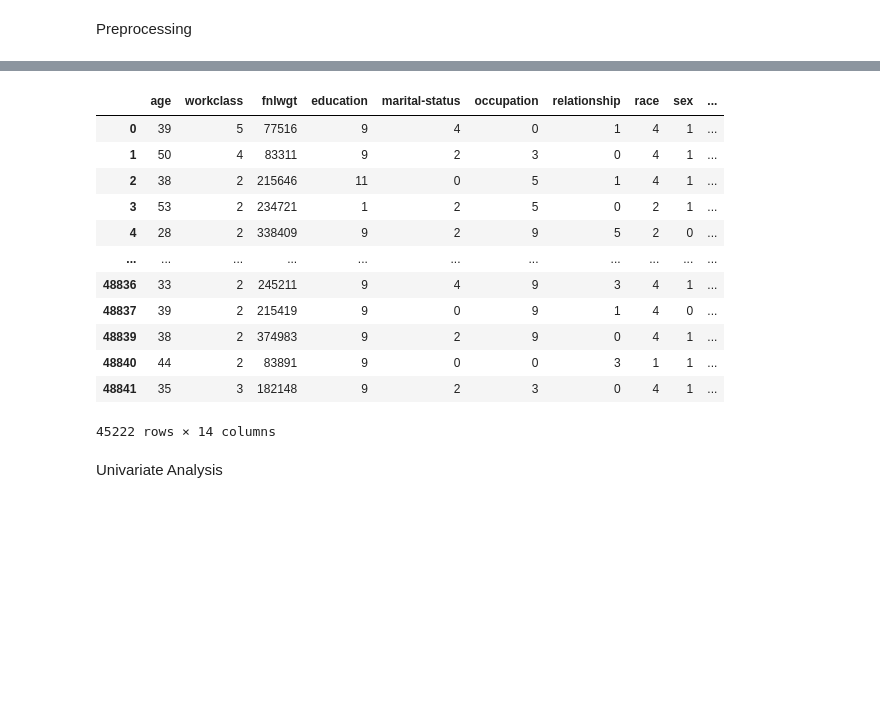
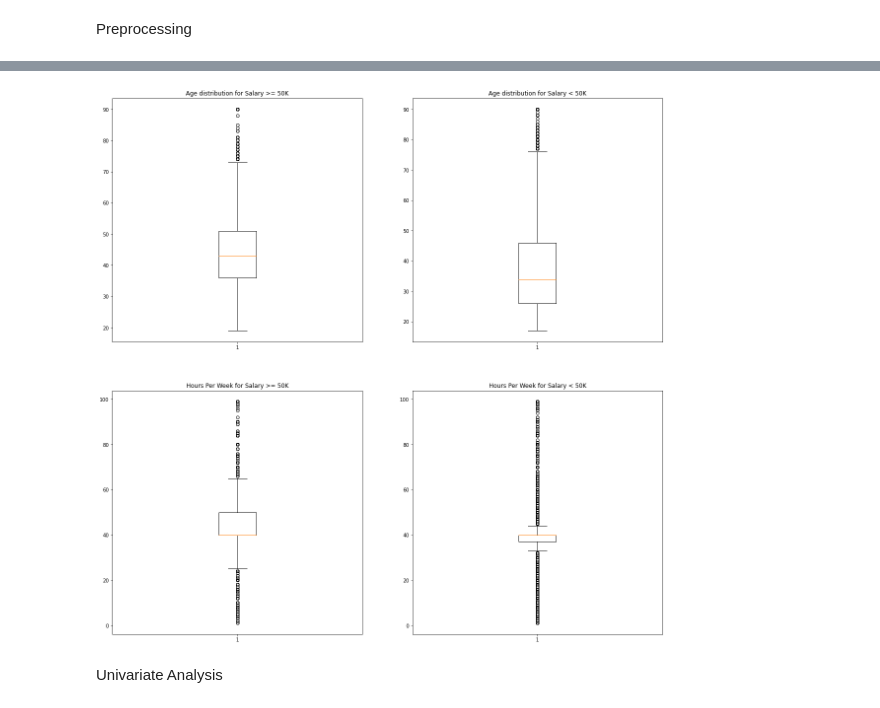
Before and after one commit to Bhargavi19/AdultDatasetAnalysis, a Jupyter notebook: DV_project.ipynb, the cells around one changed output, grey strips where cells are left out. Saved outputs shown, nothing was run; the diff lists cells and outputs as text; code cells hidden in the pictures; blank space fills up the shorter version.

Commit message:
Add some Box Plots for age number of hours worked.

```diff
--- a/DV_project.ipynb
+++ b/DV_project.ipynb
@@ -41,20 +59,29 @@ dataframe['label'] = dataframe['label'].astype('object')
-# %%
-dataframe.drop(columns='education-num')
-#education and education-num is the same thing
-# %% [output]
-|  | age | workclass | fnlwgt | education | marital-status | occupation | relationship | race | sex | ... |
-| 0 | 39 | 5 | 77516 | 9 | 4 | 0 | 1 | 4 | 1 | ... |
-| 1 | 50 | 4 | 83311 | 9 | 2 | 3 | 0 | 4 | 1 | ... |
-| 2 | 38 | 2 | 215646 | 11 | 0 | 5 | 1 | 4 | 1 | ... |
-| 3 | 53 | 2 | 234721 | 1 | 2 | 5 | 0 | 2 | 1 | ... |
-| 4 | 28 | 2 | 338409 | 9 | 2 | 9 | 5 | 2 | 0 | ... |
-| ... | ... | ... | ... | ... | ... | ... | ... | ... | ... | ... |
-| 48836 | 33 | 2 | 245211 | 9 | 4 | 9 | 3 | 4 | 1 | ... |
-| 48837 | 39 | 2 | 215419 | 9 | 0 | 9 | 1 | 4 | 0 | ... |
-| 48839 | 38 | 2 | 374983 | 9 | 2 | 9 | 0 | 4 | 1 | ... |
-| 48840 | 44 | 2 | 83891 | 9 | 0 | 0 | 3 | 1 | 1 | ... |
-| 48841 | 35 | 3 | 182148 | 9 | 2 | 3 | 0 | 4 | 1 | ... |
-45222 rows × 14 columns
+# %%
+# Visualizations with Box and Whisker plots for the different numerical variables to get an insight into their distribution.
+df = dataframe
+
+plt.figure(figsize=(20,20))
+
+plt.subplot(2, 2, 1)
+plt.boxplot(df[df['label']==1]['age'].values)
+plt.title('Age distribution for Salary >= 50K')
+
+plt.subplot(2, 2, 2)
+plt.boxplot(df[df['label']==0]['age'].values)
+plt.title('Age distribution for Salary < 50K')
+
+
+plt.subplot(2, 2, 3)
+plt.boxplot(df[df['label']==1]['hours-per-week'].values)
+plt.title('Hours Per Week for Salary >= 50K')
+
+plt.subplot(2, 2, 4)
+plt.boxplot(df[df['label']==0]['hours-per-week'].values)
+plt.title('Hours Per Week for Salary < 50K')
+#.astype('int'))
+plt.show()
+# %% [output]
+[figure, added]
 # %%
 catcols = ['workclass', 'education', 'marital-status', 'occupation', 'relationship', 'race', 'sex', 'native-country']
 intcols = ['age','fnlwgt', 'capital-loss', 'capital-gain', 'hours-per-week']
```
Also changed, not shown: parts of 2 cells of this notebook.
